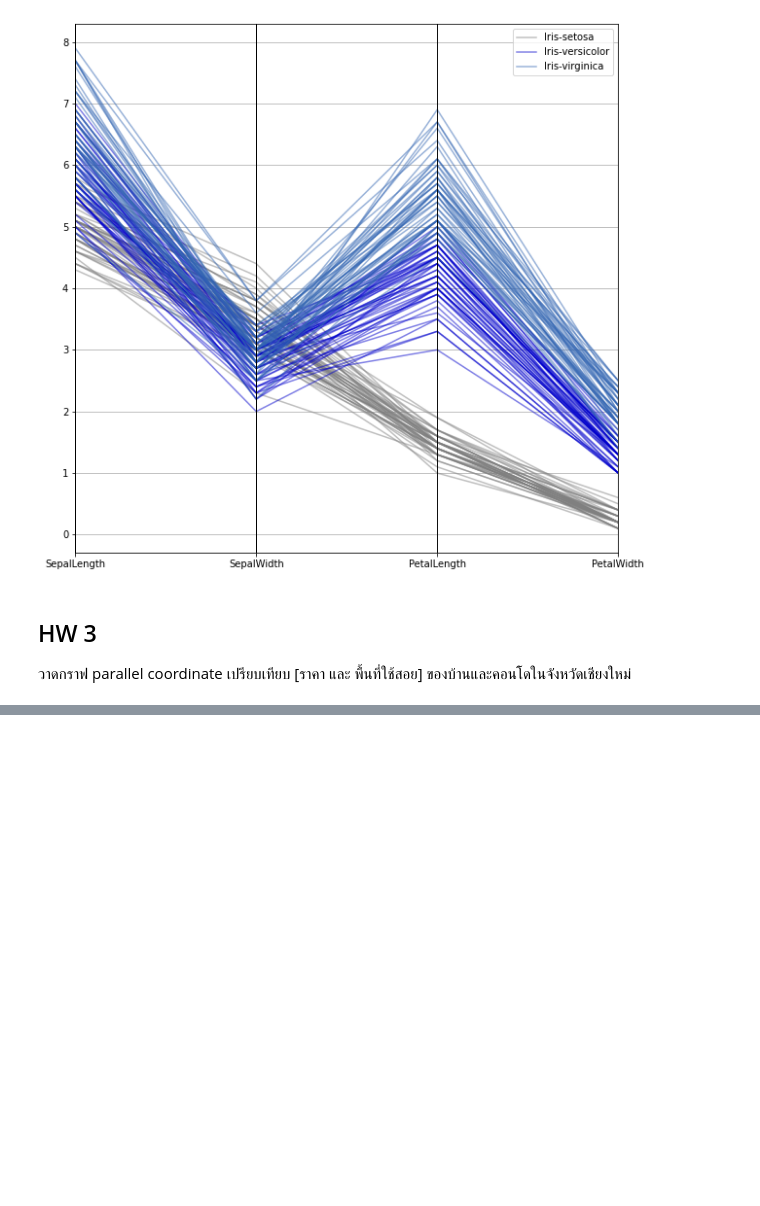
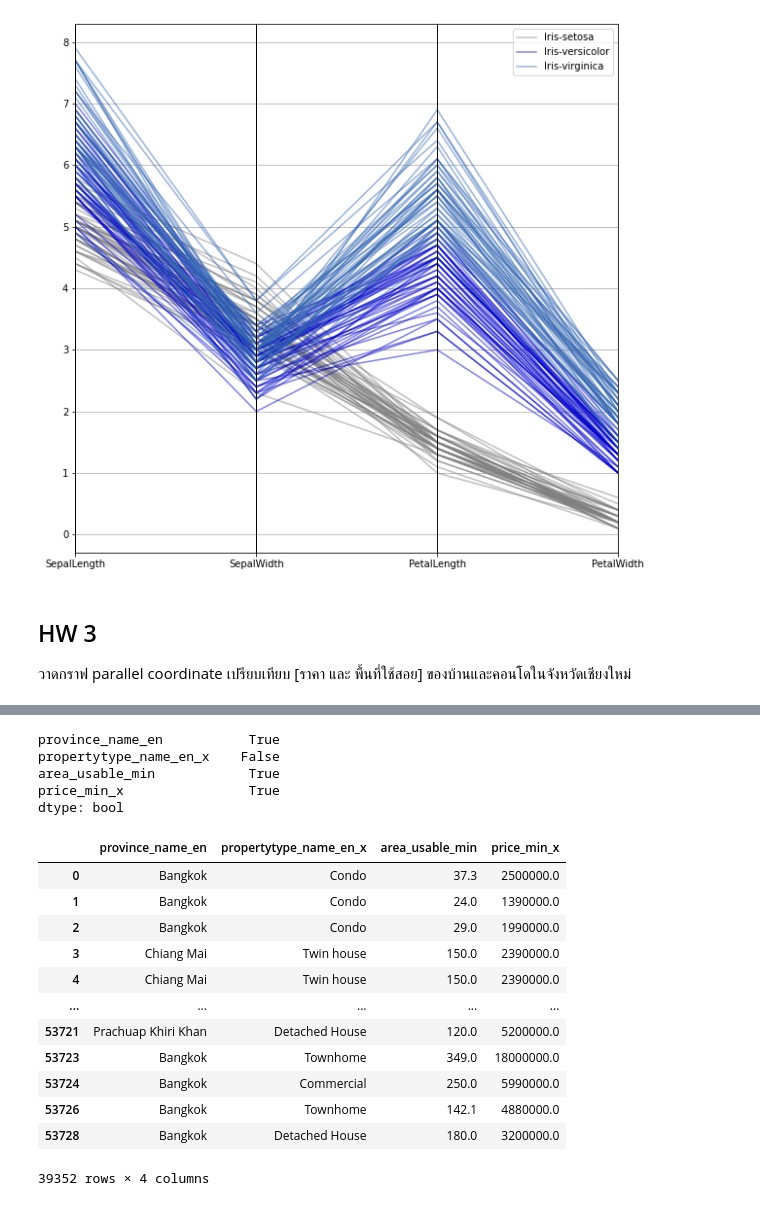
Before and after one commit to Momocute/BasicProg_DataViz65, a Jupyter notebook: DataViz01_Table_Data.ipynb, the cells around one changed output, grey strips where cells are left out. Cells and saved outputs as stored; diff of their text form; code cells hidden in the pictures; blank space fills up the shorter version.

```diff
--- a/DataViz01_Table_Data.ipynb
+++ b/DataViz01_Table_Data.ipynb
@@ -168,0 +230,25 @@ pd.plotting.parallel_coordinates(df, 'Name', color=[[0.5,0.5,0.5,0.5],[0,0,0.8,0
+# %%
+data.isnull().any() #ดูค่า missing
+# %% [output]
+province_name_en           True
+propertytype_name_en_x    False
+area_usable_min            True
+price_min_x                True
+dtype: bool
+# %%
+dt = data.dropna() #แก้ missing
+dt
+# %% [output]
+|  | province_name_en | propertytype_name_en_x | area_usable_min | price_min_x |
+| 0 | Bangkok | Condo | 37.3 | 2500000.0 |
+| 1 | Bangkok | Condo | 24.0 | 1390000.0 |
+| 2 | Bangkok | Condo | 29.0 | 1990000.0 |
+| 3 | Chiang Mai | Twin house | 150.0 | 2390000.0 |
+| 4 | Chiang Mai | Twin house | 150.0 | 2390000.0 |
+| ... | ... | ... | ... | ... |
+| 53721 | Prachuap Khiri Khan | Detached House | 120.0 | 5200000.0 |
+| 53723 | Bangkok | Townhome | 349.0 | 18000000.0 |
+| 53724 | Bangkok | Commercial | 250.0 | 5990000.0 |
+| 53726 | Bangkok | Townhome | 142.1 | 4880000.0 |
+| 53728 | Bangkok | Detached House | 180.0 | 3200000.0 |
+39352 rows × 4 columns
```
Also changed, not shown: parts of 9 cells of this notebook.
